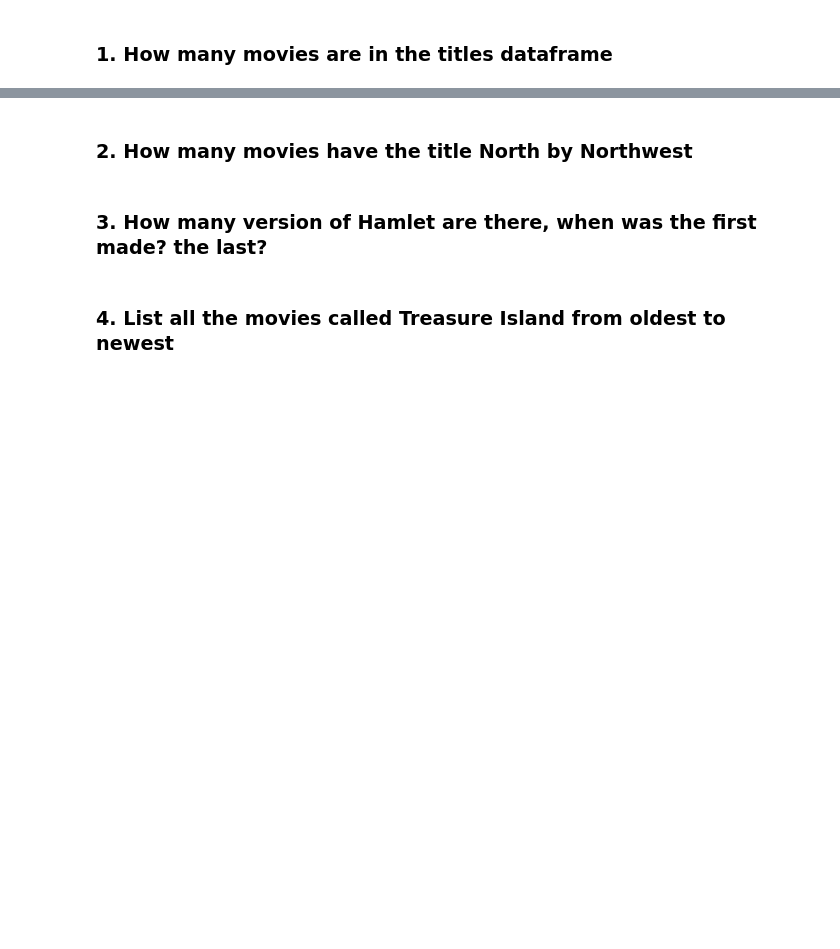
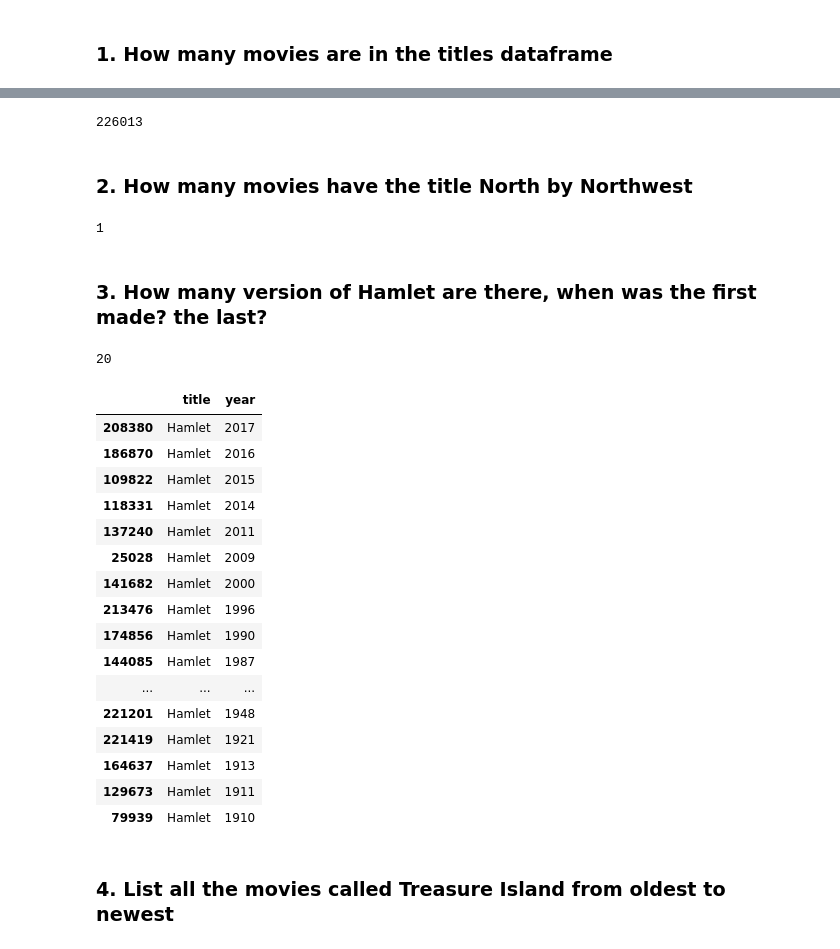
Before and after one commit to mjmacarty/CS230-SU2021, a Jupyter notebook: 14-pandas_intro.ipynb, the cells around one changed output, grey strips where cells are left out. Cells and saved outputs as stored; diff of their text form; code cells hidden in the pictures; blank space fills up the shorter version.

```diff
--- a/14-pandas_intro.ipynb
+++ b/14-pandas_intro.ipynb
@@ -160,7 +164,39 @@ titles.year[titles.year < 2018].value_counts().sort_index().plot();
+# %%
+titles.index.size
+# %% [output]
+226013
 # %% [markdown]
 ### 2. How many movies have the title North by Northwest
+# %%
+titles.title[titles.title.str.contains("North by Northwest")].size
+# %% [output]
+1
 # %% [markdown]
 ### 3. How many version of Hamlet are there, when was the first made? the last?
+# %%
+len(titles[titles.title == 'Hamlet'])
+# %% [output]
+20
+# %%
+titles[titles.title == 'Hamlet'].sort_values(by='year', ascending = False)
+# %% [output]
+|  | title | year |
+| 208380 | Hamlet | 2017 |
+| 186870 | Hamlet | 2016 |
+| 109822 | Hamlet | 2015 |
+| 118331 | Hamlet | 2014 |
+| 137240 | Hamlet | 2011 |
+| 25028 | Hamlet | 2009 |
+| 141682 | Hamlet | 2000 |
+| 213476 | Hamlet | 1996 |
+| 174856 | Hamlet | 1990 |
+| 144085 | Hamlet | 1987 |
+| ... | ... | ... |
+| 221201 | Hamlet | 1948 |
+| 221419 | Hamlet | 1921 |
+| 164637 | Hamlet | 1913 |
+| 129673 | Hamlet | 1911 |
+| 79939 | Hamlet | 1910 |
 # %% [markdown]
 ### 4. List all the movies called Treasure Island from oldest to newest
 # %% [markdown]
```
Also changed, not shown: parts of 7 cells of this notebook.
